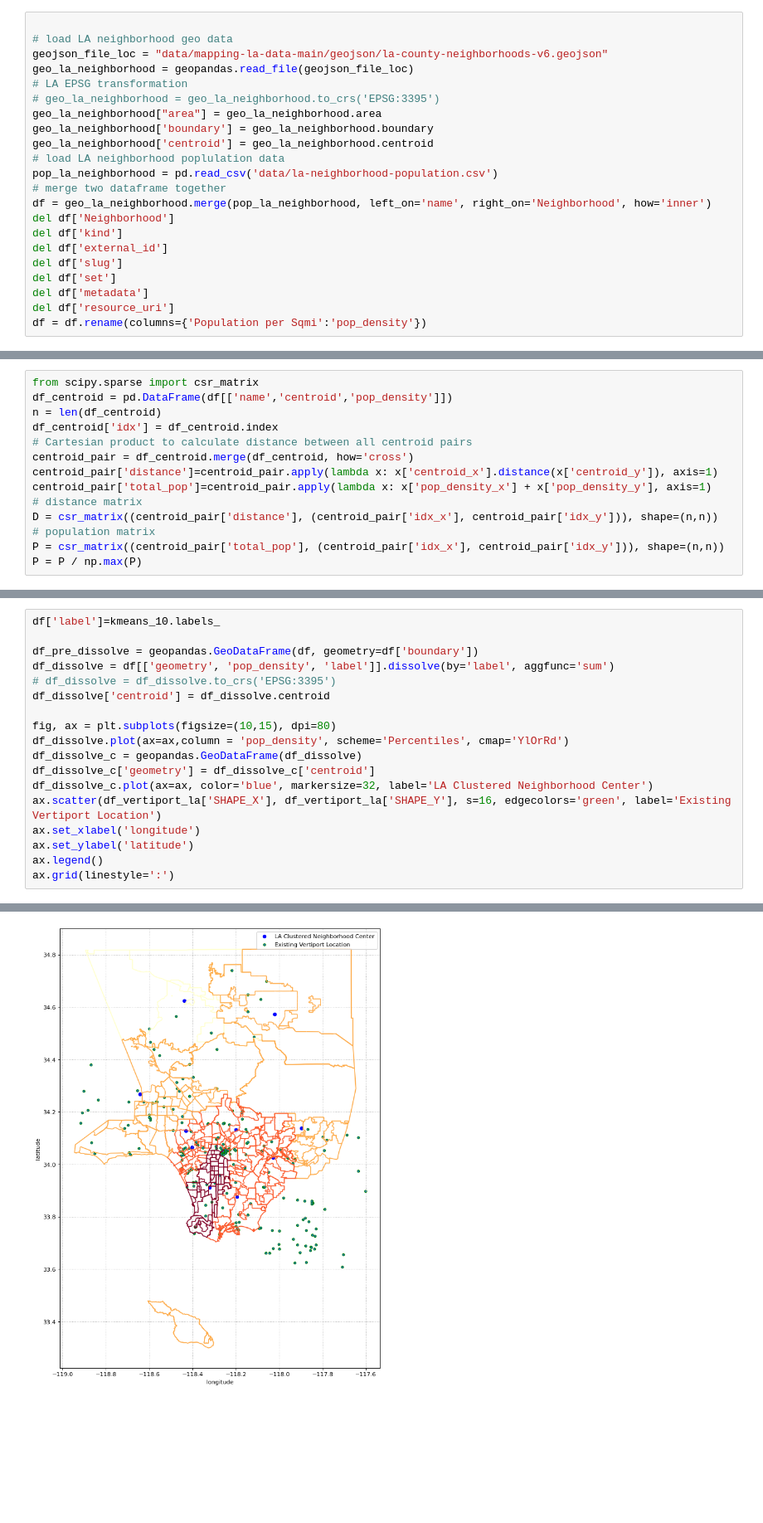
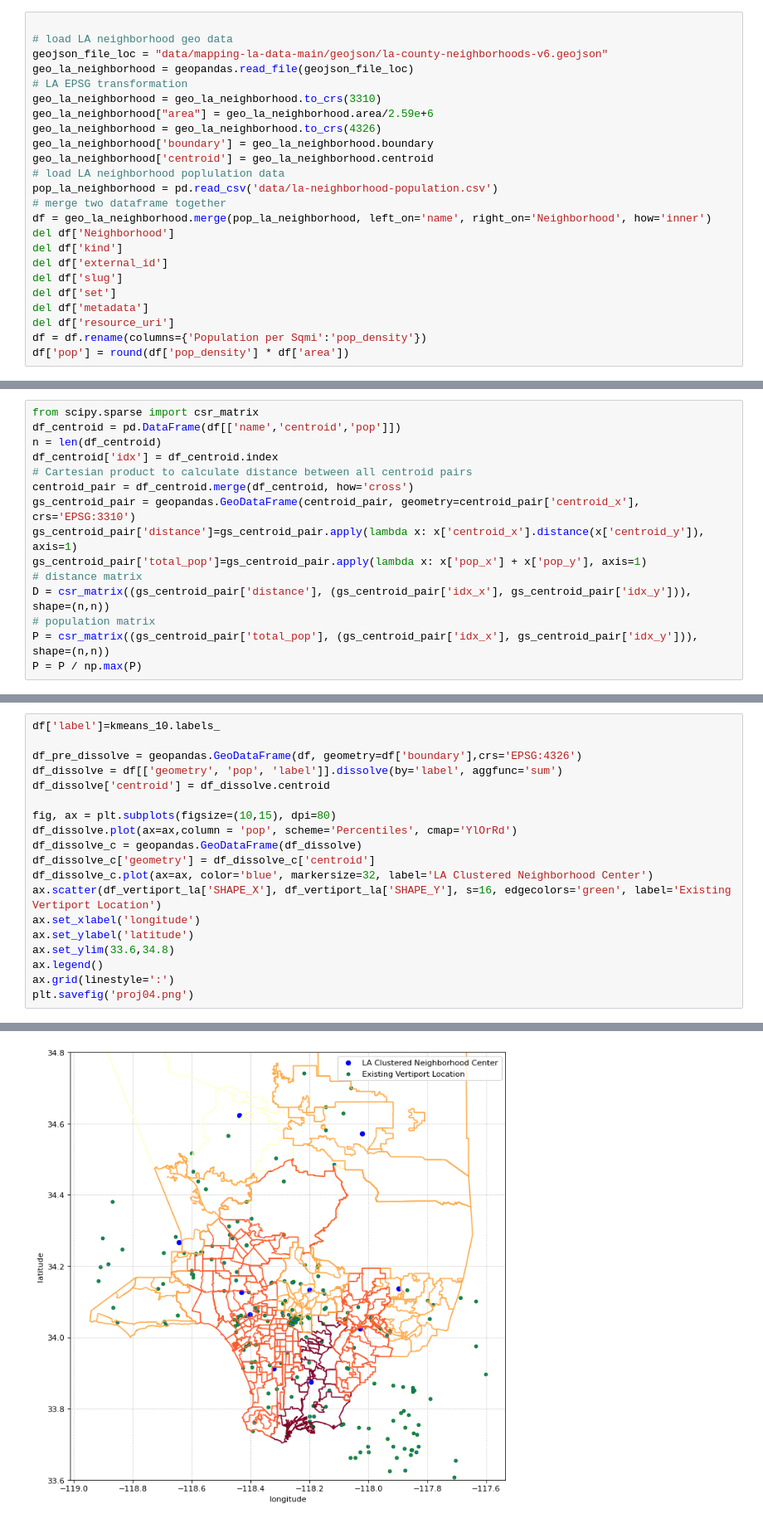
Before and after one commit to guanch1984/evtol-planning, a Jupyter notebook: geopanda_la_neighborhood.ipynb, the cells around one changed output, grey strips where cells are left out. Shown at 83% size. Cells and saved outputs as stored; diff of their text form; blank space fills up the shorter version.

```diff
--- a/geopanda_la_neighborhood.ipynb
+++ b/geopanda_la_neighborhood.ipynb
@@ -11,8 +12,9 @@ import matplotlib.pyplot as plt
 geojson_file_loc = "data/mapping-la-data-main/geojson/la-county-neighborhoods-v6.geojson"
 geo_la_neighborhood = geopandas.read_file(geojson_file_loc)
 # LA EPSG transformation
-# geo_la_neighborhood = geo_la_neighborhood.to_crs('EPSG:3395')
-geo_la_neighborhood["area"] = geo_la_neighborhood.area
+geo_la_neighborhood = geo_la_neighborhood.to_crs(3310)
+geo_la_neighborhood["area"] = geo_la_neighborhood.area/2.59e+6
+geo_la_neighborhood = geo_la_neighborhood.to_crs(4326)
 geo_la_neighborhood['boundary'] = geo_la_neighborhood.boundary
 geo_la_neighborhood['centroid'] = geo_la_neighborhood.centroid
 # load LA neighborhood poplulation data
@@ -27,4 +29,5 @@ del df['set']
 del df['metadata']
 del df['resource_uri']
 df = df.rename(columns={'Population per Sqmi':'pop_density'})
+df['pop'] = round(df['pop_density'] * df['area'])
 # %% [output]
@@ -59,16 +62,17 @@ ax.grid(linestyle=':')
 # %%
 from scipy.sparse import csr_matrix
-df_centroid = pd.DataFrame(df[['name','centroid','pop_density']])
+df_centroid = pd.DataFrame(df[['name','centroid','pop']])
 n = len(df_centroid)
 df_centroid['idx'] = df_centroid.index
 # Cartesian product to calculate distance between all centroid pairs
 centroid_pair = df_centroid.merge(df_centroid, how='cross')
-centroid_pair['distance']=centroid_pair.apply(lambda x: x['centroid_x'].distance(x['centroid_y']), axis=1)
-centroid_pair['total_pop']=centroid_pair.apply(lambda x: x['pop_density_x'] + x['pop_density_y'], axis=1)
+gs_centroid_pair = geopandas.GeoDataFrame(centroid_pair, geometry=centroid_pair['centroid_x'], crs='EPSG:3310')
+gs_centroid_pair['distance']=gs_centroid_pair.apply(lambda x: x['centroid_x'].distance(x['centroid_y']), axis=1)
+gs_centroid_pair['total_pop']=gs_centroid_pair.apply(lambda x: x['pop_x'] + x['pop_y'], axis=1)
 # distance matrix
-D = csr_matrix((centroid_pair['distance'], (centroid_pair['idx_x'], centroid_pair['idx_y'])), shape=(n,n))
+D = csr_matrix((gs_centroid_pair['distance'], (gs_centroid_pair['idx_x'], gs_centroid_pair['idx_y'])), shape=(n,n))
 # population matrix
-P = csr_matrix((centroid_pair['total_pop'], (centroid_pair['idx_x'], centroid_pair['idx_y'])), shape=(n,n))
+P = csr_matrix((gs_centroid_pair['total_pop'], (gs_centroid_pair['idx_x'], gs_centroid_pair['idx_y'])), shape=(n,n))
 P = P / np.max(P)
 # %%
 from sklearn.manifold import Isomap
@@ -114,21 +119,22 @@ ax[1,1].grid(linestyle=':')
 # %%
 df['label']=kmeans_10.labels_
 
-df_pre_dissolve = geopandas.GeoDataFrame(df, geometry=df['boundary'])
-df_dissolve = df[['geometry', 'pop_density', 'label']].dissolve(by='label', aggfunc='sum')
-# df_dissolve = df_dissolve.to_crs('EPSG:3395')
+df_pre_dissolve = geopandas.GeoDataFrame(df, geometry=df['boundary'],crs='EPSG:4326')
+df_dissolve = df[['geometry', 'pop', 'label']].dissolve(by='label', aggfunc='sum')
 df_dissolve['centroid'] = df_dissolve.centroid
 
 fig, ax = plt.subplots(figsize=(10,15), dpi=80)
-df_dissolve.plot(ax=ax,column = 'pop_density', scheme='Percentiles', cmap='YlOrRd')
+df_dissolve.plot(ax=ax,column = 'pop', scheme='Percentiles', cmap='YlOrRd')
 df_dissolve_c = geopandas.GeoDataFrame(df_dissolve)
 df_dissolve_c['geometry'] = df_dissolve_c['centroid']
 df_dissolve_c.plot(ax=ax, color='blue', markersize=32, label='LA Clustered Neighborhood Center')
 ax.scatter(df_vertiport_la['SHAPE_X'], df_vertiport_la['SHAPE_Y'], s=16, edgecolors='green', label='Existing Vertiport Location')
 ax.set_xlabel('longitude')
 ax.set_ylabel('latitude')
+ax.set_ylim(33.6,34.8)
 ax.legend()
 ax.grid(linestyle=':')
+plt.savefig('proj04.png')
 # %% [output]
   df_dissolve['centroid'] = df_dissolve.centroid
-[figure, old version]
+[figure, new version]
```
Also changed, not shown: parts of 23 cells of this notebook, 2 other files.
